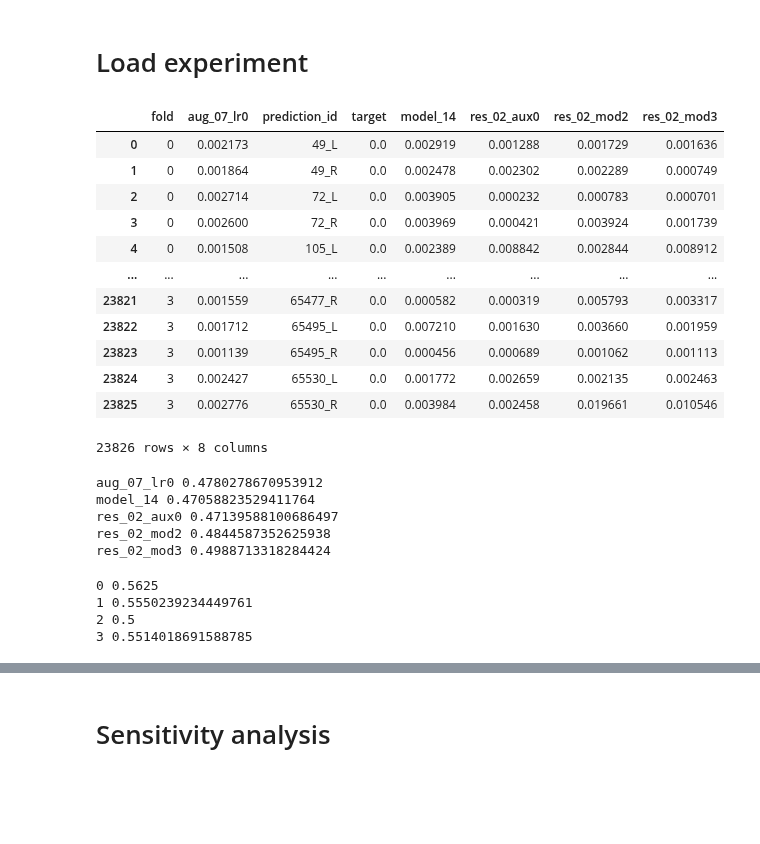
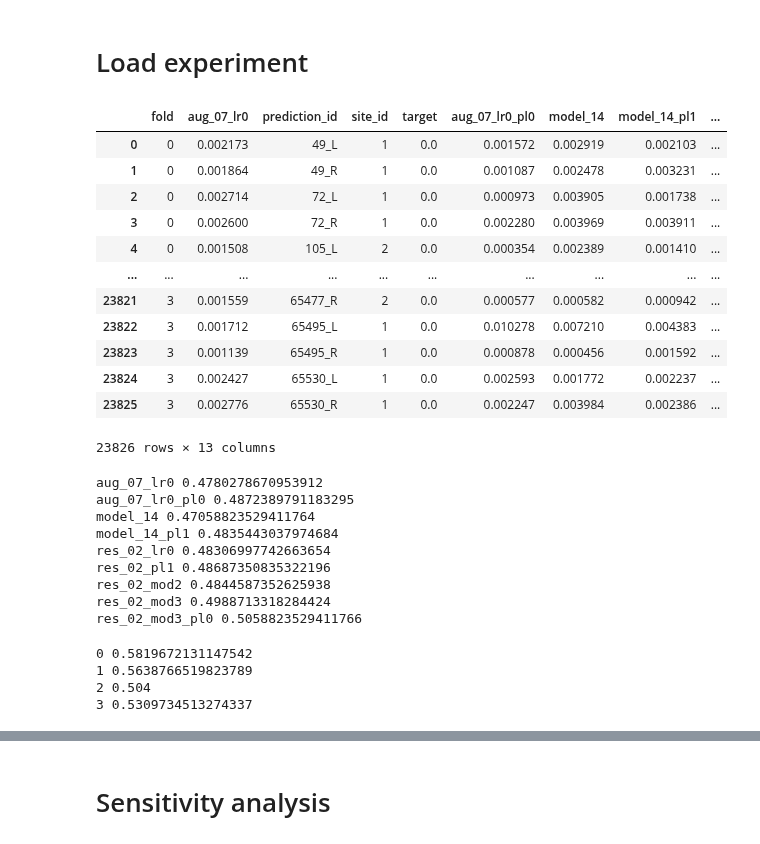
Before and after one commit to analokmaus/kaggle-rsna-breast-cancer, a Jupyter notebook: 01_post_analysis.ipynb, the cells around one changed output, grey strips where cells are left out. Cells and saved outputs as stored; diff of their text form; code cells hidden in the pictures; blank space fills up the shorter version.

```diff
--- a/01_post_analysis.ipynb
+++ b/01_post_analysis.ipynb
@@ -46,55 +46,55 @@ def agg_results(cfg, return_target=False):
             record = {
                 'fold': fold_i,
                 'pred': sigmoid(pred_fold[i][0]),
-                'prediction_id': f'{ds.pids[i][0]}_{ds.pids[i][1]}'}
+                'prediction_id': f'{ds.pids[i][0]}_{ds.pids[i][1]}',
+                'site_id': ds.df_dict[ds.pids[i]]['site_id'].values[0]
+            }
             if return_target:
                 record['target'] = target_fold[i][0]
             res_df.append(record)
     res_df = pd.DataFrame(res_df)
     return res_df
 
+configs_to_export = [
+    Aug07lr0(), Aug07lr0pl0(),
+    Model14(), Model14pl1(),
+    Res02lr0(), Res02pl1(),
+    Res02mod2(), Res02mod3(), Res02mod3pl0(),
+]
 # configs_to_export = [
-#     Aug07pl2aug2(),
-#     Aug07lr0(), Aug07pl3(),
-#     Model14(),
-#     Res02Aux0(),
-#     Res02pl1(),
-#     Res02mod2(), Res02mod3(),
+#     Aug07lr0(), Model14(),
+#     Res02Aux0(), Res02mod2(), Res02mod3(),
 # ]
-configs_to_export = [
-    Aug07lr0(), Model14(),
-    Res02Aux0(), Res02mod2(), Res02mod3(),
-]
 
 configs_names = [cfg.name for cfg in configs_to_export]
 # %%
 for icfg, cfg in enumerate(configs_to_export):
-    oof_df = agg_results(cfg)
+    oof_df = agg_results(cfg, return_target=True)
     oof_df.to_csv(f'input/rsna-breast-cancer-detection/oofs/kuma_{cfg.name}.csv', index=False)
 # %%
 for icfg, cfg in enumerate(configs_to_export):
     if icfg == 0:
         oof_df = agg_results(cfg, return_target=True).rename({'pred': f'{cfg.name}'}, axis=1)
     else:
         oof_df = oof_df.merge(
-            agg_results(cfg).rename({'pred': f'{cfg.name}'}, axis=1),
+            agg_results(cfg)[['prediction_id', 'fold', 'pred']].rename({'pred': f'{cfg.name}'}, axis=1),
             on=['prediction_id', 'fold'], how='left')
 
 oof_df
 # %% [output]
-|  | fold | aug_07_lr0 | prediction_id | target | model_14 | res_02_aux0 | res_02_mod2 | res_02_mod3 |
-| 0 | 0 | 0.002173 | 49_L | 0.0 | 0.002919 | 0.001288 | 0.001729 | 0.001636 |
-| 1 | 0 | 0.001864 | 49_R | 0.0 | 0.002478 | 0.002302 | 0.002289 | 0.000749 |
-| 2 | 0 | 0.002714 | 72_L | 0.0 | 0.003905 | 0.000232 | 0.000783 | 0.000701 |
-| 3 | 0 | 0.002600 | 72_R | 0.0 | 0.003969 | 0.000421 | 0.003924 | 0.001739 |
-| 4 | 0 | 0.001508 | 105_L | 0.0 | 0.002389 | 0.008842 | 0.002844 | 0.008912 |
-| ... | ... | ... | ... | ... | ... | ... | ... | ... |
-| 23821 | 3 | 0.001559 | 65477_R | 0.0 | 0.000582 | 0.000319 | 0.005793 | 0.003317 |
-| 23822 | 3 | 0.001712 | 65495_L | 0.0 | 0.007210 | 0.001630 | 0.003660 | 0.001959 |
-| 23823 | 3 | 0.001139 | 65495_R | 0.0 | 0.000456 | 0.000689 | 0.001062 | 0.001113 |
-| 23824 | 3 | 0.002427 | 65530_L | 0.0 | 0.001772 | 0.002659 | 0.002135 | 0.002463 |
-| 23825 | 3 | 0.002776 | 65530_R | 0.0 | 0.003984 | 0.002458 | 0.019661 | 0.010546 |
+|  | fold | aug_07_lr0 | prediction_id | site_id | target | aug_07_lr0_pl0 | model_14 | model_14_pl1 | ... |
+| 0 | 0 | 0.002173 | 49_L | 1 | 0.0 | 0.001572 | 0.002919 | 0.002103 | ... |
+| 1 | 0 | 0.001864 | 49_R | 1 | 0.0 | 0.001087 | 0.002478 | 0.003231 | ... |
+| 2 | 0 | 0.002714 | 72_L | 1 | 0.0 | 0.000973 | 0.003905 | 0.001738 | ... |
+| 3 | 0 | 0.002600 | 72_R | 1 | 0.0 | 0.002280 | 0.003969 | 0.003911 | ... |
+| 4 | 0 | 0.001508 | 105_L | 2 | 0.0 | 0.000354 | 0.002389 | 0.001410 | ... |
+| ... | ... | ... | ... | ... | ... | ... | ... | ... | ... |
+| 23821 | 3 | 0.001559 | 65477_R | 2 | 0.0 | 0.000577 | 0.000582 | 0.000942 | ... |
+| 23822 | 3 | 0.001712 | 65495_L | 1 | 0.0 | 0.010278 | 0.007210 | 0.004383 | ... |
+| 23823 | 3 | 0.001139 | 65495_R | 1 | 0.0 | 0.000878 | 0.000456 | 0.001592 | ... |
+| 23824 | 3 | 0.002427 | 65530_L | 1 | 0.0 | 0.002593 | 0.001772 | 0.002237 | ... |
+| 23825 | 3 | 0.002776 | 65530_R | 1 | 0.0 | 0.002247 | 0.003984 | 0.002386 | ... |
-23826 rows × 8 columns
+23826 rows × 13 columns
 # %%
 metric = PercentilePfbeta(percentile_range=(97.5, 99.0), n_trials=30)
 for cfg_name in configs_names:
@@ -102,10 +102,14 @@ for cfg_name in configs_names:
     print(cfg_name, score)
 # %% [output]
 aug_07_lr0 0.4780278670953912
+aug_07_lr0_pl0 0.4872389791183295
 model_14 0.47058823529411764
-res_02_aux0 0.47139588100686497
+model_14_pl1 0.4835443037974684
+res_02_lr0 0.48306997742663654
+res_02_pl1 0.48687350835322196
 res_02_mod2 0.4844587352625938
 res_02_mod3 0.4988713318284424
+res_02_mod3_pl0 0.5058823529411766
 # %%
 metric = PercentilePfbeta(percentile_range=(97.5, 99.0), n_trials=30)
 for fold in range(4):
@@ -114,10 +118,10 @@ for fold in range(4):
     score, percentile, threshold = metric(avg_oof.values, oof_fold['target'].values)
     print(fold, score)
 # %% [output]
-0 0.5625
-1 0.5550239234449761
-2 0.5
-3 0.5514018691588785
+0 0.5819672131147542
+1 0.5638766519823789
+2 0.504
+3 0.5309734513274337
 # %%
 plt.figure(figsize=(12, 12))
 for fold, fold_df in oof_df.groupby('fold'):
```
Also changed, not shown: parts of 1 cell of this notebook, 3 other files.
